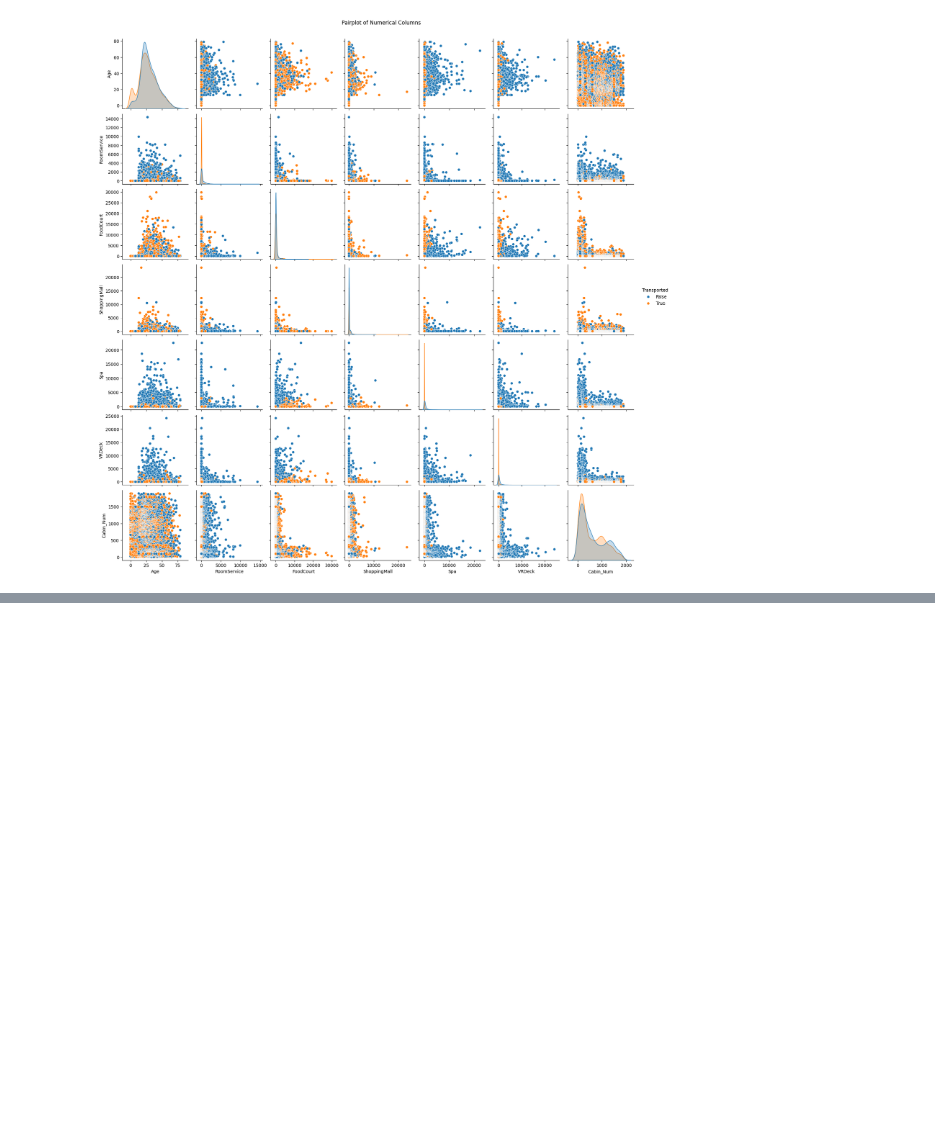
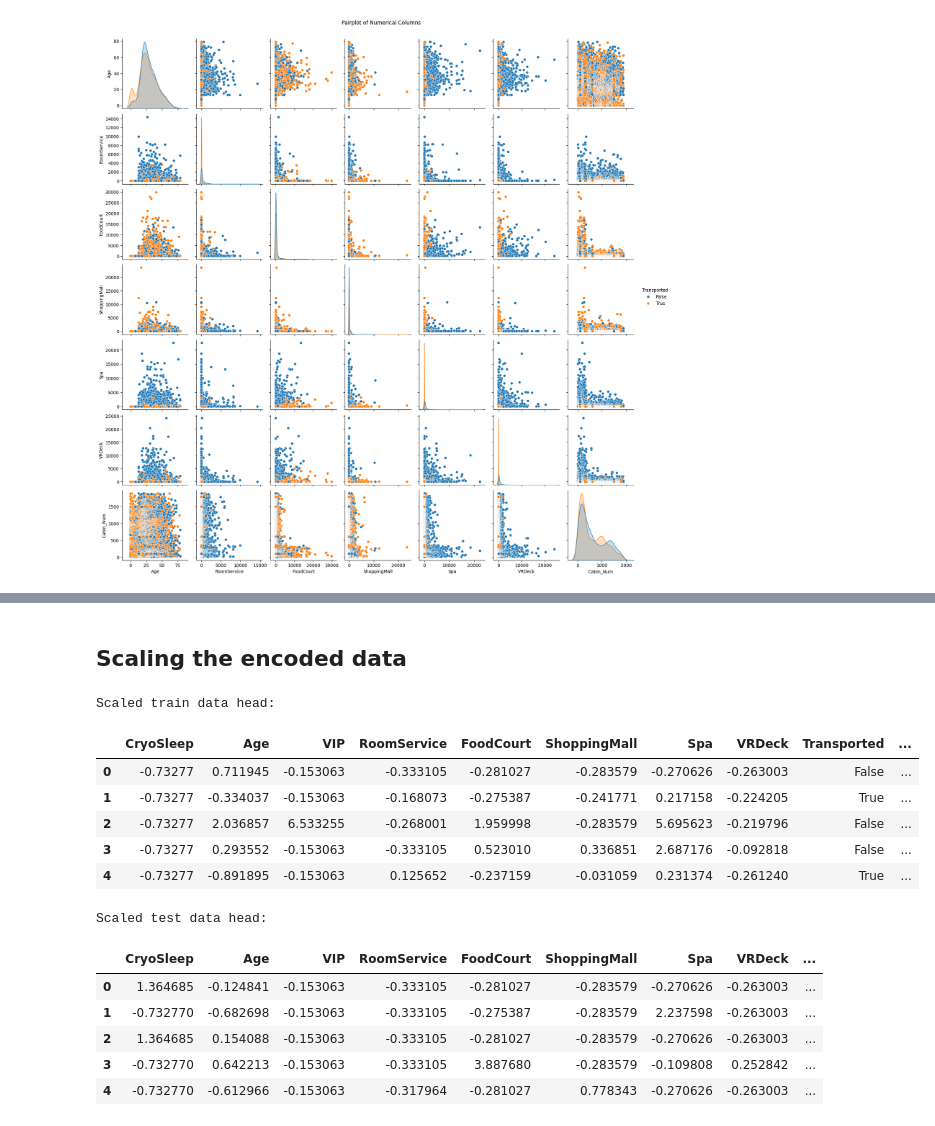
Before and after one commit to Data-Nova/spaceship_titanic_challenge, a Jupyter notebook: Spaceship_Titanic.ipynb, the cells around one changed output, grey strips where cells are left out. Cells and saved outputs as stored; diff of their text form; code cells hidden in the pictures; blank space fills up the shorter version.

```diff
--- a/Spaceship_Titanic.ipynb
+++ b/Spaceship_Titanic.ipynb
@@ -394,0 +613,43 @@ plt.show()
+# %% [markdown]
+## Scaling the encoded data
+# %%
+from sklearn.preprocessing import StandardScaler
+
+# Identify numerical columns in the encoded dataframes
+# Exclude the target variable 'Transported' from scaling in the training data
+numerical_cols_encoded_train = train_df_encoded.select_dtypes(include=np.number).columns.tolist()
+if 'Transported' in numerical_cols_encoded_train:
+    numerical_cols_encoded_train.remove('Transported')
+
+numerical_cols_encoded_test = test_df_encoded.select_dtypes(include=np.number).columns.tolist()
+
+
+# Apply StandardScaler
+scaler = StandardScaler()
+
+train_df_scaled = train_df_encoded.copy()
+test_df_scaled = test_df_encoded.copy()
+
+train_df_scaled[numerical_cols_encoded_train] = scaler.fit_transform(train_df_encoded[numerical_cols_encoded_train])
+test_df_scaled[numerical_cols_encoded_test] = scaler.transform(test_df_encoded[numerical_cols_encoded_test])
+
+print("Scaled train data head:")
+display(train_df_scaled.head())
+
+print("\nScaled test data head:")
+display(test_df_scaled.head())
+# %% [output]
+Scaled train data head:
+|  | CryoSleep | Age | VIP | RoomService | FoodCourt | ShoppingMall | Spa | VRDeck | Transported | ... |
+| 0 | -0.73277 | 0.711945 | -0.153063 | -0.333105 | -0.281027 | -0.283579 | -0.270626 | -0.263003 | False | ... |
+| 1 | -0.73277 | -0.334037 | -0.153063 | -0.168073 | -0.275387 | -0.241771 | 0.217158 | -0.224205 | True | ... |
+| 2 | -0.73277 | 2.036857 | 6.533255 | -0.268001 | 1.959998 | -0.283579 | 5.695623 | -0.219796 | False | ... |
+| 3 | -0.73277 | 0.293552 | -0.153063 | -0.333105 | 0.523010 | 0.336851 | 2.687176 | -0.092818 | False | ... |
+| 4 | -0.73277 | -0.891895 | -0.153063 | 0.125652 | -0.237159 | -0.031059 | 0.231374 | -0.261240 | True | ... |
+Scaled test data head:
+|  | CryoSleep | Age | VIP | RoomService | FoodCourt | ShoppingMall | Spa | VRDeck | ... |
+| 0 | 1.364685 | -0.124841 | -0.153063 | -0.333105 | -0.281027 | -0.283579 | -0.270626 | -0.263003 | ... |
+| 1 | -0.732770 | -0.682698 | -0.153063 | -0.333105 | -0.275387 | -0.283579 | 2.237598 | -0.263003 | ... |
+| 2 | 1.364685 | 0.154088 | -0.153063 | -0.333105 | -0.281027 | -0.283579 | -0.270626 | -0.263003 | ... |
+| 3 | -0.732770 | 0.642213 | -0.153063 | -0.333105 | 3.887680 | -0.283579 | -0.109808 | 0.252842 | ... |
+| 4 | -0.732770 | -0.612966 | -0.153063 | -0.317964 | -0.281027 | 0.778343 | -0.270626 | -0.263003 | ... |
```
Also changed, not shown: parts of 7 cells of this notebook.
